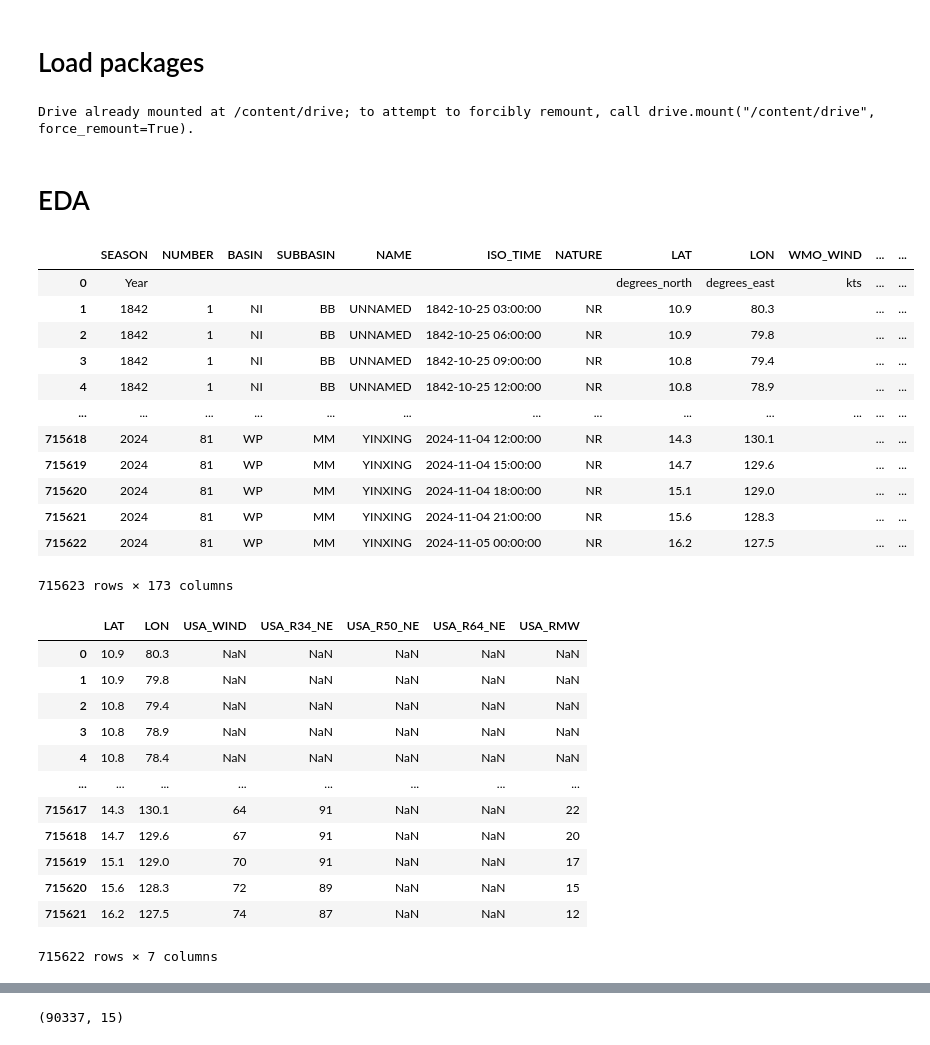
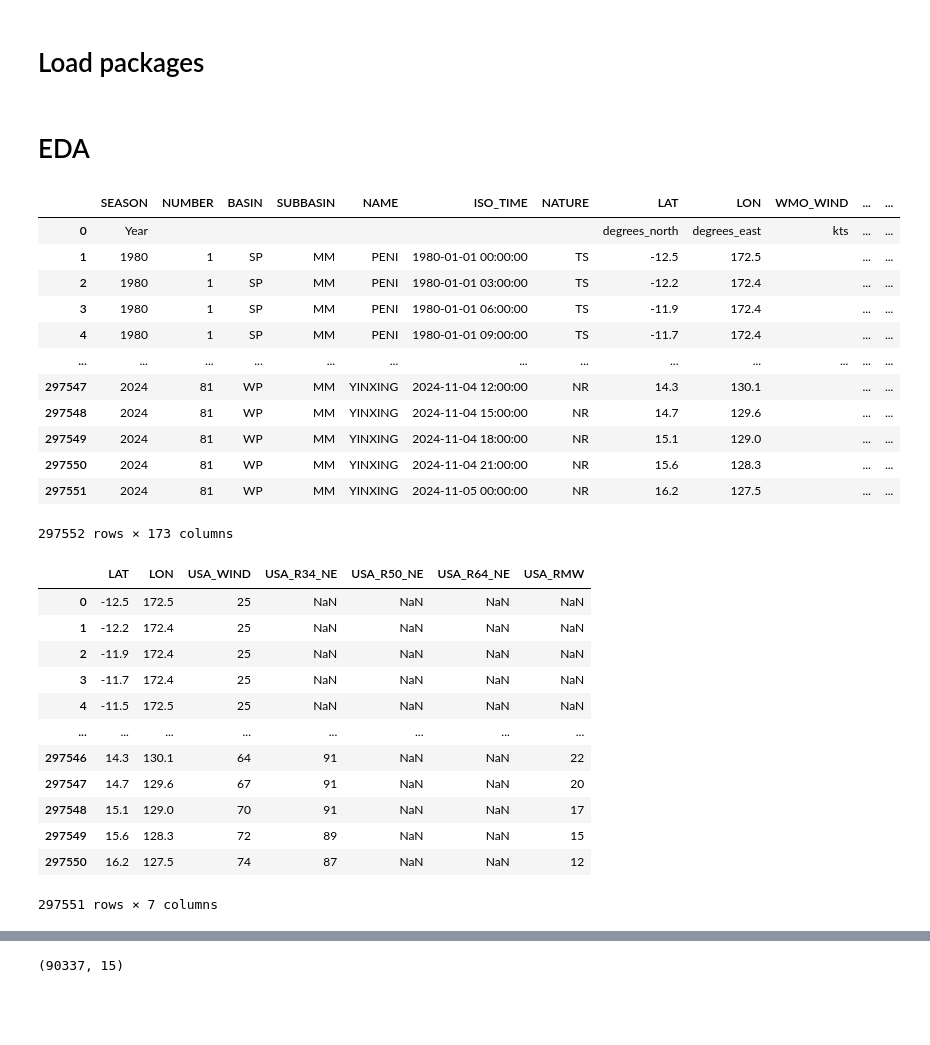
Before and after one commit to dat-adi/orkanskader, a Jupyter notebook: Rmax_Prediction.ipynb, the cells around one changed output, grey strips where cells are left out. Drawn from its saved outputs; the diff is of its cells as text; code cells hidden in the pictures; blank space fills up the shorter version.

```diff
--- a/Rmax_Prediction.ipynb
+++ b/Rmax_Prediction.ipynb
@@ -4,8 +4,8 @@
 import os
 os.getcwd(),os.listdir()
 
-from google.colab import drive
-drive.mount('/content/drive')
+# from google.colab import drive
+# drive.mount('/content/drive')
 
 import pandas as pd
 import numpy as np
@@ -16,33 +16,31 @@ from sklearn.metrics import mean_squared_error
 
 
 import matplotlib.pyplot as plt
-# %% [output]
-Drive already mounted at /content/drive; to attempt to forcibly remount, call drive.mount("/content/drive", force_remount=True).
 # %% [markdown]
 # EDA
 # %%
 #data loading
 
-file_path1 = '/content/drive/MyDrive/MachineLearningFinal/ibtracs_1980.csv'  #the north atlantic data from https://zenodo.org/records/12740372
+file_path1 = 'data/ibtracs.since1980.list.v04r01.csv'
 df1 = pd.read_csv(file_path1)
 
 df1 = df1.iloc[:, 1:]
 
 df1
 # %% [output]
 |  | SEASON | NUMBER | BASIN | SUBBASIN | NAME | ISO_TIME | NATURE | LAT | LON | WMO_WIND | ... | ... |
 | 0 | Year |  |  |  |  |  |  | degrees_north | degrees_east | kts | ... | ... |
-| 1 | 1842 | 1 | NI | BB | UNNAMED | 1842-10-25 03:00:00 | NR | 10.9 | 80.3 |  | ... | ... |
-| 2 | 1842 | 1 | NI | BB | UNNAMED | 1842-10-25 06:00:00 | NR | 10.9 | 79.8 |  | ... | ... |
-| 3 | 1842 | 1 | NI | BB | UNNAMED | 1842-10-25 09:00:00 | NR | 10.8 | 79.4 |  | ... | ... |
-| 4 | 1842 | 1 | NI | BB | UNNAMED | 1842-10-25 12:00:00 | NR | 10.8 | 78.9 |  | ... | ... |
+| 1 | 1980 | 1 | SP | MM | PENI | 1980-01-01 00:00:00 | TS | -12.5 | 172.5 |  | ... | ... |
+| 2 | 1980 | 1 | SP | MM | PENI | 1980-01-01 03:00:00 | TS | -12.2 | 172.4 |  | ... | ... |
+| 3 | 1980 | 1 | SP | MM | PENI | 1980-01-01 06:00:00 | TS | -11.9 | 172.4 |  | ... | ... |
+| 4 | 1980 | 1 | SP | MM | PENI | 1980-01-01 09:00:00 | TS | -11.7 | 172.4 |  | ... | ... |
 | ... | ... | ... | ... | ... | ... | ... | ... | ... | ... | ... | ... | ... |
-| 715618 | 2024 | 81 | WP | MM | YINXING | 2024-11-04 12:00:00 | NR | 14.3 | 130.1 |  | ... | ... |
-| 715619 | 2024 | 81 | WP | MM | YINXING | 2024-11-04 15:00:00 | NR | 14.7 | 129.6 |  | ... | ... |
-| 715620 | 2024 | 81 | WP | MM | YINXING | 2024-11-04 18:00:00 | NR | 15.1 | 129.0 |  | ... | ... |
-| 715621 | 2024 | 81 | WP | MM | YINXING | 2024-11-04 21:00:00 | NR | 15.6 | 128.3 |  | ... | ... |
-| 715622 | 2024 | 81 | WP | MM | YINXING | 2024-11-05 00:00:00 | NR | 16.2 | 127.5 |  | ... | ... |
+| 297547 | 2024 | 81 | WP | MM | YINXING | 2024-11-04 12:00:00 | NR | 14.3 | 130.1 |  | ... | ... |
+| 297548 | 2024 | 81 | WP | MM | YINXING | 2024-11-04 15:00:00 | NR | 14.7 | 129.6 |  | ... | ... |
+| 297549 | 2024 | 81 | WP | MM | YINXING | 2024-11-04 18:00:00 | NR | 15.1 | 129.0 |  | ... | ... |
+| 297550 | 2024 | 81 | WP | MM | YINXING | 2024-11-04 21:00:00 | NR | 15.6 | 128.3 |  | ... | ... |
+| 297551 | 2024 | 81 | WP | MM | YINXING | 2024-11-05 00:00:00 | NR | 16.2 | 127.5 |  | ... | ... |
-715623 rows × 173 columns
+297552 rows × 173 columns
 # %%
 #keep what we will use for learning(and the output R)
 
@@ -58,18 +56,18 @@ df2.reset_index(drop=True, inplace=True)
 df2
 # %% [output]
 |  | LAT | LON | USA_WIND | USA_R34_NE | USA_R50_NE | USA_R64_NE | USA_RMW |
-| 0 | 10.9 | 80.3 | NaN | NaN | NaN | NaN | NaN |
-| 1 | 10.9 | 79.8 | NaN | NaN | NaN | NaN | NaN |
-| 2 | 10.8 | 79.4 | NaN | NaN | NaN | NaN | NaN |
-| 3 | 10.8 | 78.9 | NaN | NaN | NaN | NaN | NaN |
-| 4 | 10.8 | 78.4 | NaN | NaN | NaN | NaN | NaN |
+| 0 | -12.5 | 172.5 | 25 | NaN | NaN | NaN | NaN |
+| 1 | -12.2 | 172.4 | 25 | NaN | NaN | NaN | NaN |
+| 2 | -11.9 | 172.4 | 25 | NaN | NaN | NaN | NaN |
+| 3 | -11.7 | 172.4 | 25 | NaN | NaN | NaN | NaN |
+| 4 | -11.5 | 172.5 | 25 | NaN | NaN | NaN | NaN |
 | ... | ... | ... | ... | ... | ... | ... | ... |
-| 715617 | 14.3 | 130.1 | 64 | 91 | NaN | NaN | 22 |
-| 715618 | 14.7 | 129.6 | 67 | 91 | NaN | NaN | 20 |
-| 715619 | 15.1 | 129.0 | 70 | 91 | NaN | NaN | 17 |
-| 715620 | 15.6 | 128.3 | 72 | 89 | NaN | NaN | 15 |
-| 715621 | 16.2 | 127.5 | 74 | 87 | NaN | NaN | 12 |
+| 297546 | 14.3 | 130.1 | 64 | 91 | NaN | NaN | 22 |
+| 297547 | 14.7 | 129.6 | 67 | 91 | NaN | NaN | 20 |
+| 297548 | 15.1 | 129.0 | 70 | 91 | NaN | NaN | 17 |
+| 297549 | 15.6 | 128.3 | 72 | 89 | NaN | NaN | 15 |
+| 297550 | 16.2 | 127.5 | 74 | 87 | NaN | NaN | 12 |
-715622 rows × 7 columns
+297551 rows × 7 columns
 # %%
 # df.loc[df['Age'] < 25, 'Status'] = 'Complicated'
 df2[['USA_R34_NE']] = df2[['USA_R34_NE']].apply(pd.to_numeric, errors='coerce')
```
Also changed, not shown: parts of 5 cells of this notebook, 3 other files.
